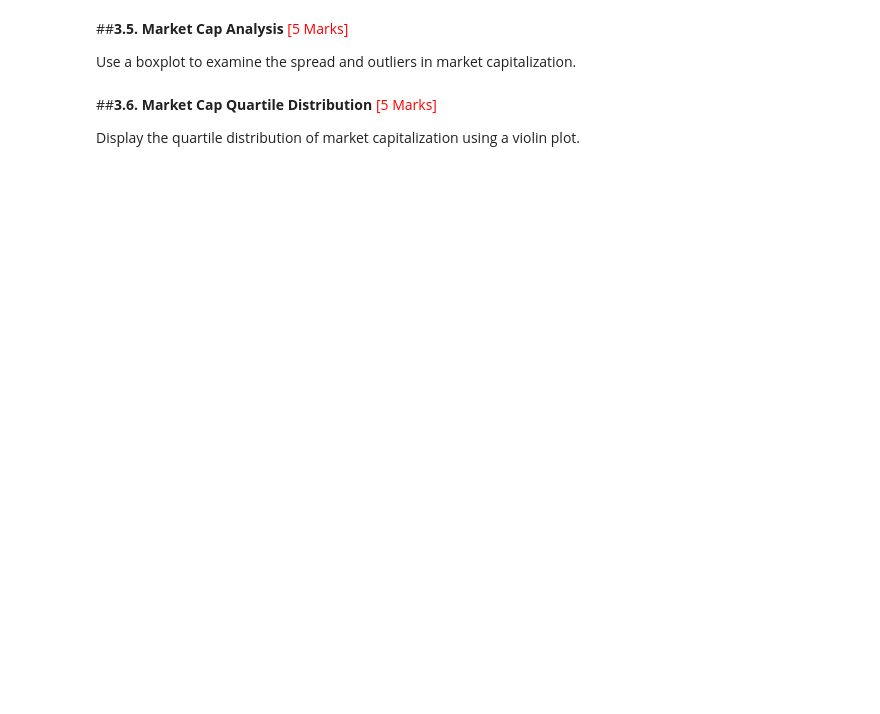
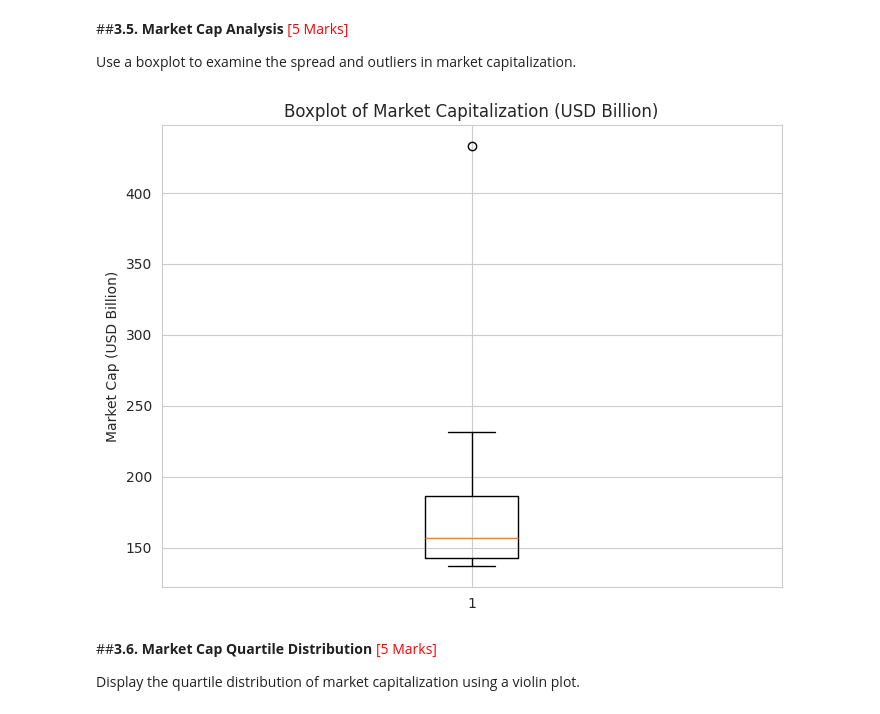
Before and after one commit to GoutamKonala/ETL_Bank_Data_Analysis, a Jupyter notebook: ETL_Bank_Data_Analysis_Lakshmi_Goutam_Reddy_Konala.ipynb, the cells around one changed output. Saved outputs shown, nothing was run; the diff lists cells and outputs as text; code cells hidden in the pictures; blank space fills up the shorter version.

```diff
--- a/ETL_Bank_Data_Analysis_Lakshmi_Goutam_Reddy_Konala.ipynb
+++ b/ETL_Bank_Data_Analysis_Lakshmi_Goutam_Reddy_Konala.ipynb
@@ -213,8 +541,16 @@ Use a boxplot to examine the spread and outliers in market capitalization.
 # %%
 # Boxplot of Market Cap
 #To show the spread and outliers in the market capitalization data.
 
 # Plot a boxplot of market cap
+plt.figure(figsize=(8, 6))
+plt.boxplot(clean_df['Market Cap (USD Billion)'], vert=True)
+plt.title('Boxplot of Market Capitalization (USD Billion)')
+plt.ylabel('Market Cap (USD Billion)')
+plt.grid(True)
+plt.show()
+# %% [output]
+[figure, added]
 # %% [markdown]
 ##**3.6. Market Cap Quartile Distribution** <font color = red>[5 Marks]</font> <br>
 
```
Also changed, not shown: parts of 47 cells of this notebook.
